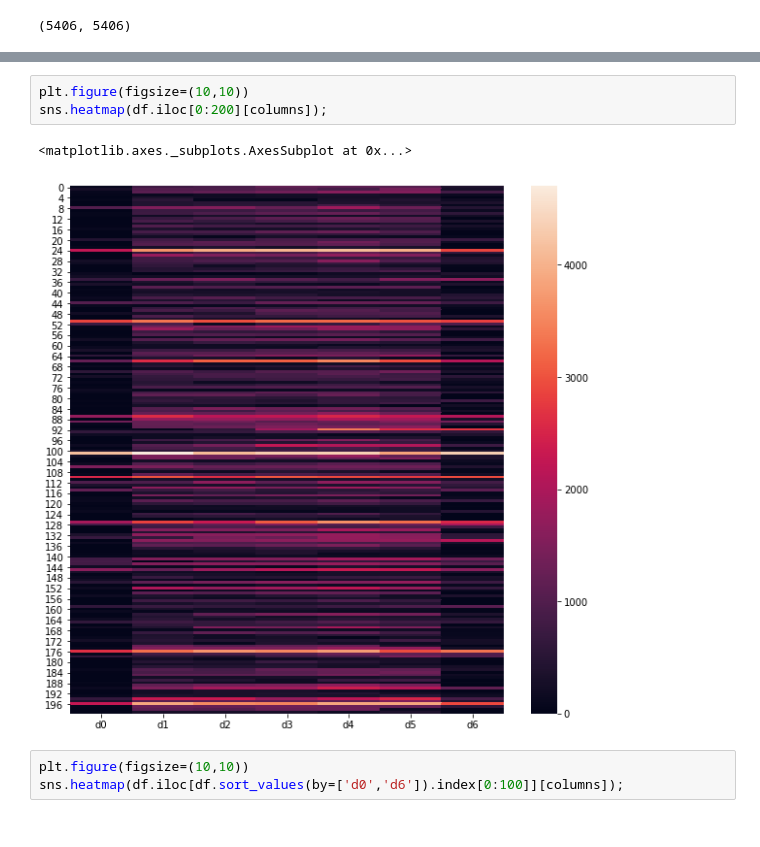
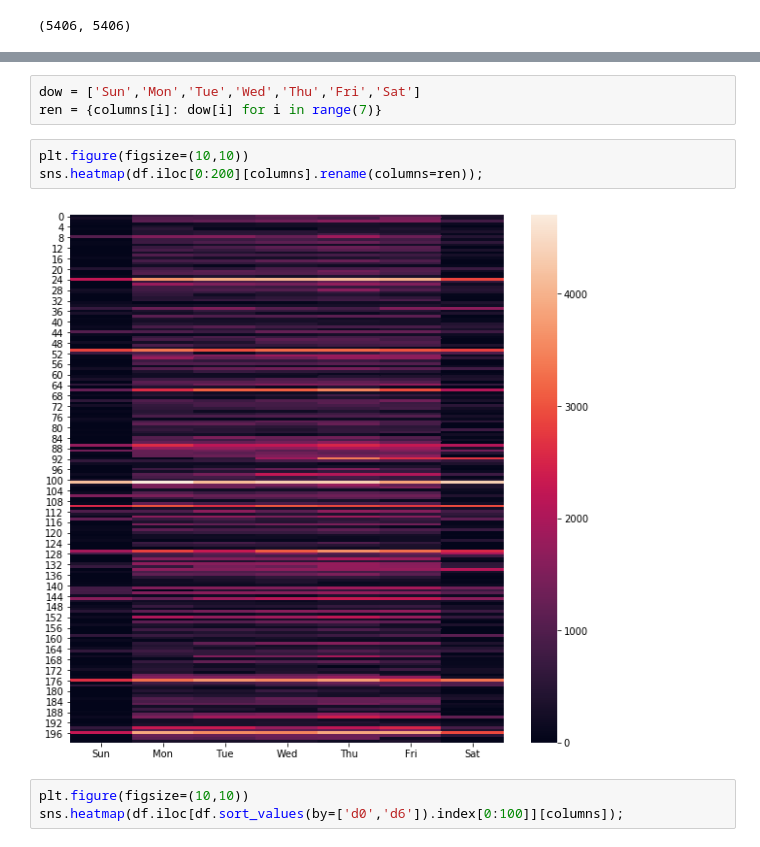
Before and after one commit to akanelson/ds4a, a Jupyter notebook: initial_exploratory_analysis/21 - clusters of drivers.ipynb, the cells around one changed output, grey strips where cells are left out. Saved outputs shown, nothing was run; the diff lists cells and outputs as text.

```diff
--- a/initial_exploratory_analysis/21 - clusters of drivers.ipynb
+++ b/initial_exploratory_analysis/21 - clusters of drivers.ipynb
@@ -96,9 +96,11 @@ d4 d5 d6 (151, 11)
+# %%
+dow = ['Sun','Mon','Tue','Wed','Thu','Fri','Sat']
+ren = {columns[i]: dow[i] for i in range(7)}
 # %%
 plt.figure(figsize=(10,10))
-sns.heatmap(df.iloc[0:200][columns]);
+sns.heatmap(df.iloc[0:200][columns].rename(columns=ren));
 # %% [output]
-<matplotlib.axes._subplots.AxesSubplot at 0x...>
-[figure, old version]
+[figure, new version]
 # %%
 plt.figure(figsize=(10,10))
 sns.heatmap(df.iloc[df.sort_values(by=['d0','d6']).index[0:100]][columns]);
```
Also changed, not shown: parts of 18 cells of this notebook.
